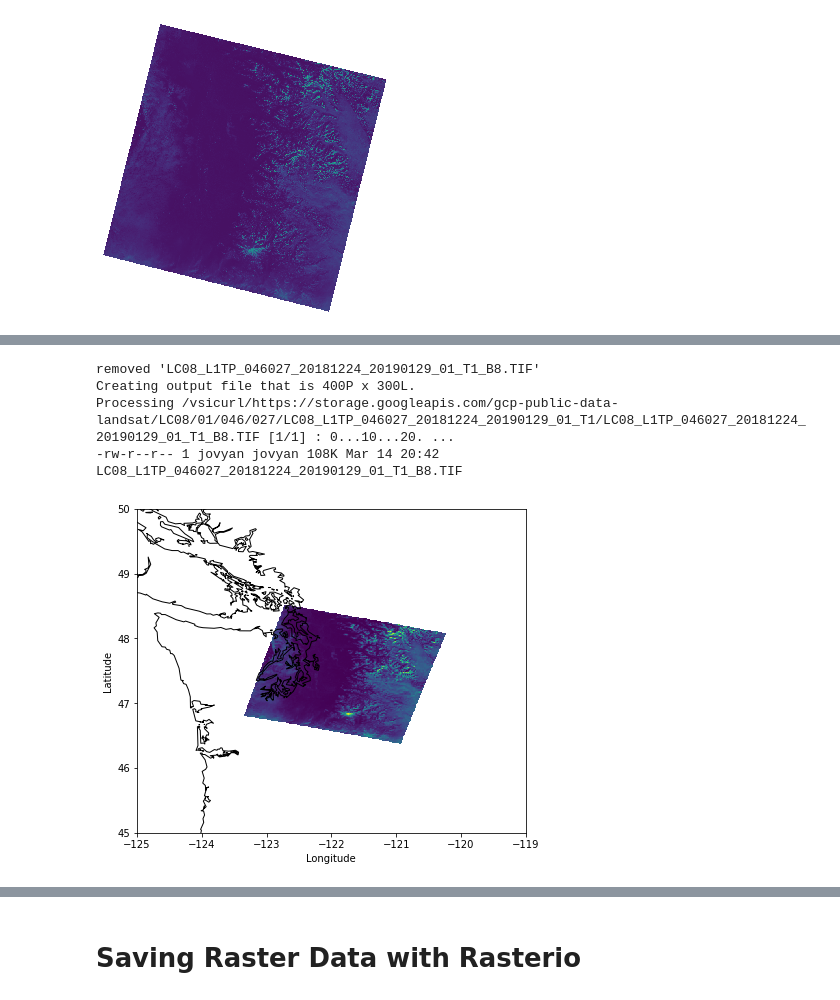
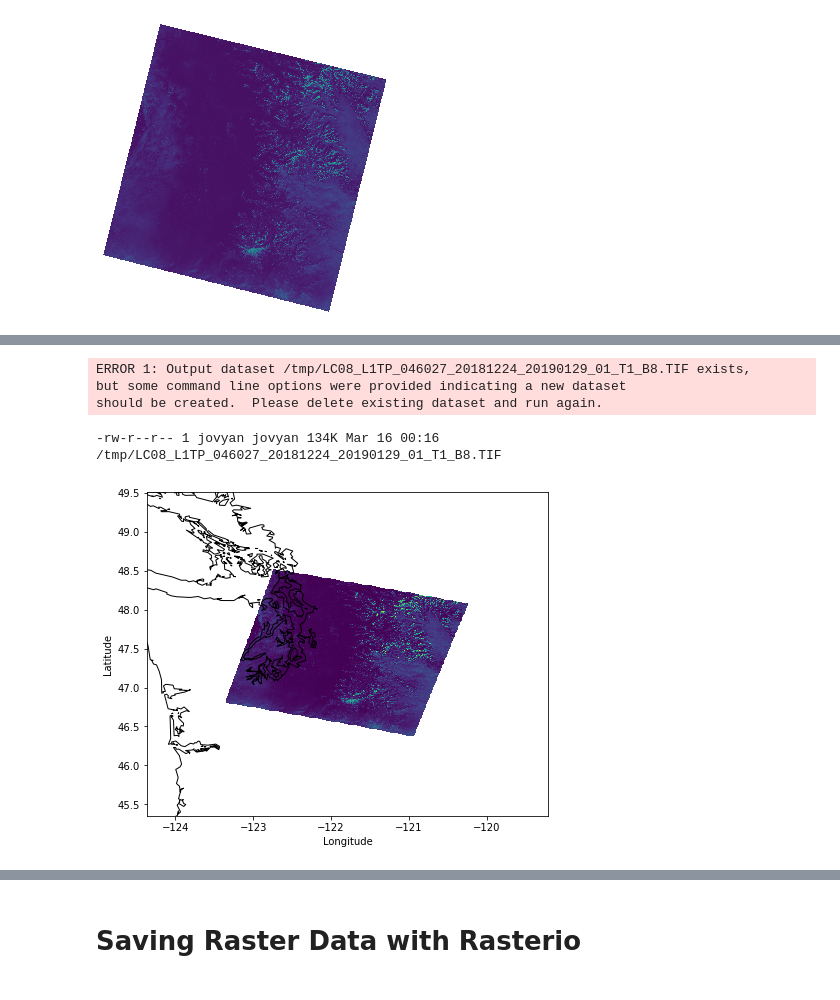
Before and after one commit to ICESAT-2HackWeek/website2022, a Jupyter notebook: book/tutorials/geospatial/geospatial-advanced.ipynb, the cells around one changed output, grey strips where cells are left out. Drawn from its saved outputs; the diff is of its cells as text; code cells hidden in the pictures.

```diff
--- a/book/tutorials/geospatial/geospatial-advanced.ipynb
+++ b/book/tutorials/geospatial/geospatial-advanced.ipynb
@@ -953,43 +957,43 @@ fi
 export url="/vsicurl/https://storage.googleapis.com/gcp-public-data-landsat/LC08/01/046/027/LC08_L1TP_046027_20181224_20190129_01_T1/LC08_L1TP_046027_20181224_20190129_01_T1_B8.TIF"
 gdalwarp -co "COMPRESS=LZW" -te -124 46 -120 49 -tr 0.01 0.01 \
    -t_srs EPSG:4326 -srcnodata 0 -dstnodata 0 \
-   -r bilinear ${url} LC08_L1TP_046027_20181224_20190129_01_T1_B8.TIF
-ls -lh LC08_L1TP_046027_20181224_20190129_01_T1_B8.TIF
+   -r bilinear ${url} /tmp/LC08_L1TP_046027_20181224_20190129_01_T1_B8.TIF
+ls -lh /tmp/LC08_L1TP_046027_20181224_20190129_01_T1_B8.TIF
 # %% [output]
-removed 'LC08_L1TP_046027_20181224_20190129_01_T1_B8.TIF'
-Creating output file that is 400P x 300L.
-Processing /vsicurl/https://storage.googleapis.com/gcp-public-data-landsat/LC08/01/046/027/LC08_L1TP_046027_20181224_20190129_01_T1/LC08_L1TP_046027_20181224_20190129_01_T1_B8.TIF [1/1] : 0...10...20. ...
--rw-r--r-- 1 jovyan jovyan 108K Mar 14 20:42 LC08_L1TP_046027_20181224_20190129_01_T1_B8.TIF
+ERROR 1: Output dataset /tmp/LC08_L1TP_046027_20181224_20190129_01_T1_B8.TIF exists,
+but some command line options were provided indicating a new dataset
+should be created.  Please delete existing dataset and run again.
+-rw-r--r-- 1 jovyan jovyan 134K Mar 16 00:16 /tmp/LC08_L1TP_046027_20181224_20190129_01_T1_B8.TIF
 # %%
-with rasterio.open('LC08_L1TP_046027_20181224_20190129_01_T1_B8.TIF') as ds:
-  # read warped landsat image
-  warped = np.ma.zeros((ds.count,ds.height,ds.width),dtype=ds.dtypes[0],fill_value=0)
-  warped.mask = np.zeros((ds.count,ds.height,ds.width), dtype=bool)
-  warped.data[...] = ds.read(ds.indexes)
-  warped.mask[warped.data == 0] = True
-  warped.data[warped.mask] = warped.fill_value
-  xmin,xmax,ymin,ymax=(ds.bounds.left,ds.bounds.right,ds.bounds.bottom,ds.bounds.top)
+with rasterio.open('/tmp/LC08_L1TP_046027_20181224_20190129_01_T1_B8.TIF') as ds:
+    # read warped landsat image
+    warped = np.ma.zeros((ds.count,ds.height,ds.width),dtype=ds.dtypes[0],fill_value=0)
+    warped.mask = np.zeros((ds.count,ds.height,ds.width), dtype=bool)
+    warped.data[...] = ds.read(ds.indexes)
+    warped.mask[warped.data == 0] = True
+    warped.data[warped.mask] = warped.fill_value
+    xmin,xmax,ymin,ymax=(ds.bounds.left,ds.bounds.right,ds.bounds.bottom,ds.bounds.top)
 
-  # plot warped landsat image
-  fig,ax1 = plt.subplots(num=1, figsize=(10.375,5.0))
-  # add geometry of image
-  ax1.imshow(warped[0,:,:],
-      interpolation='nearest',
-      extent=(xmin,xmax,ymin,ymax),
-      origin='upper')
-  # add coastlines
-  gshhg.plot(ax=ax1, color='none', edgecolor='black')
-  # set x and y limits
-  ax1.set_xlim(xmin-1,xmax+1)
-  ax1.set_ylim(ymin-1,ymax+1)
-  ax1.set_aspect('equal', adjustable='box')
-  # add x and y labels
-  ax1.set_xlabel('Longitude')
-  ax1.set_ylabel('Latitude')
-  # adjust subplot and show
-  fig.subplots_adjust(left=0.06,right=0.98,bottom=0.08,top=0.98)
+    # plot warped landsat image
+    fig,ax1 = plt.subplots(num=1, figsize=(10.375,5.0))
+    # add geometry of image
+    ax1.imshow(warped[0,:,:],
+        interpolation='nearest',
+        extent=(xmin,xmax,ymin,ymax),
+        origin='upper')
+    # add coastlines
+    gshhg.plot(ax=ax1, color='none', edgecolor='black')
+    # set x and y limits
+    ax1.set_xlim(xmin-1,xmax+1)
+    ax1.set_ylim(ymin-1,ymax+1)
+    ax1.set_aspect('equal', adjustable='box')
+    # add x and y labels
+    ax1.set_xlabel('Longitude')
+    ax1.set_ylabel('Latitude')
+    # adjust subplot and show
+    fig.subplots_adjust(left=0.06,right=0.98,bottom=0.08,top=0.98)
 # %% [output]
-[figure, old version]
+[figure, new version]
 # %% [markdown]
 Q: can we do this directly with rasterio?
 
```
Also changed, not shown: parts of 16 cells of this notebook, 2 other files.
